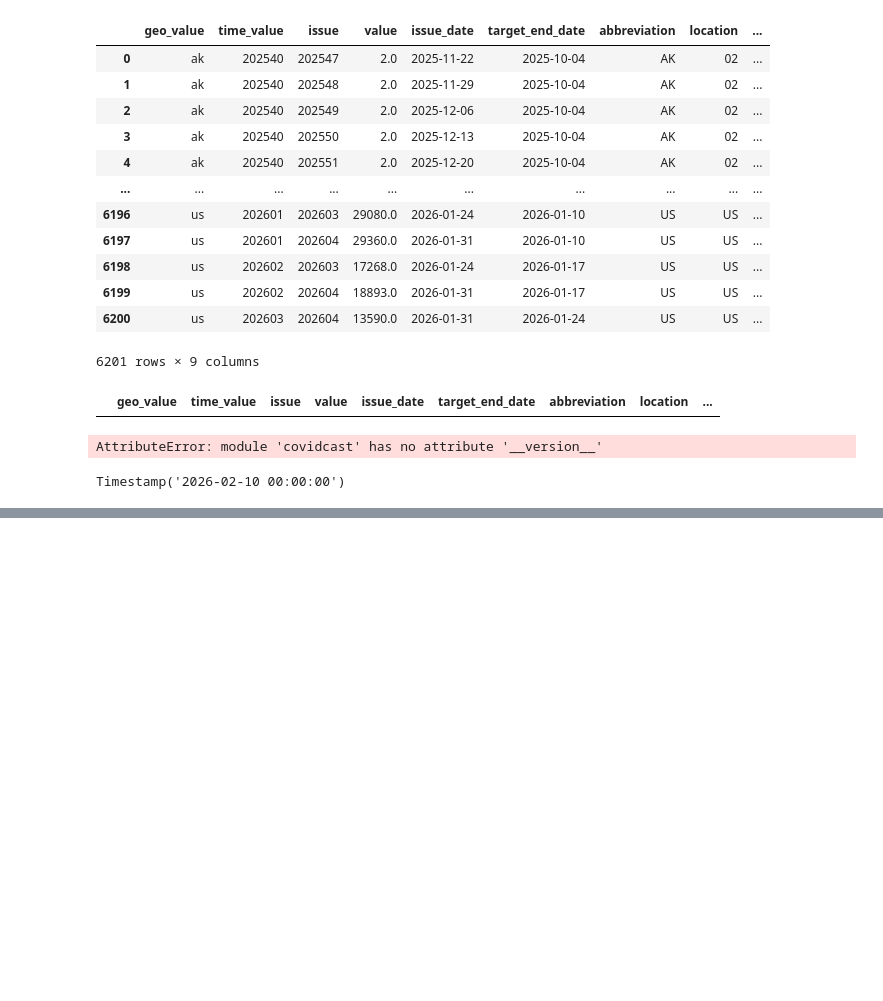
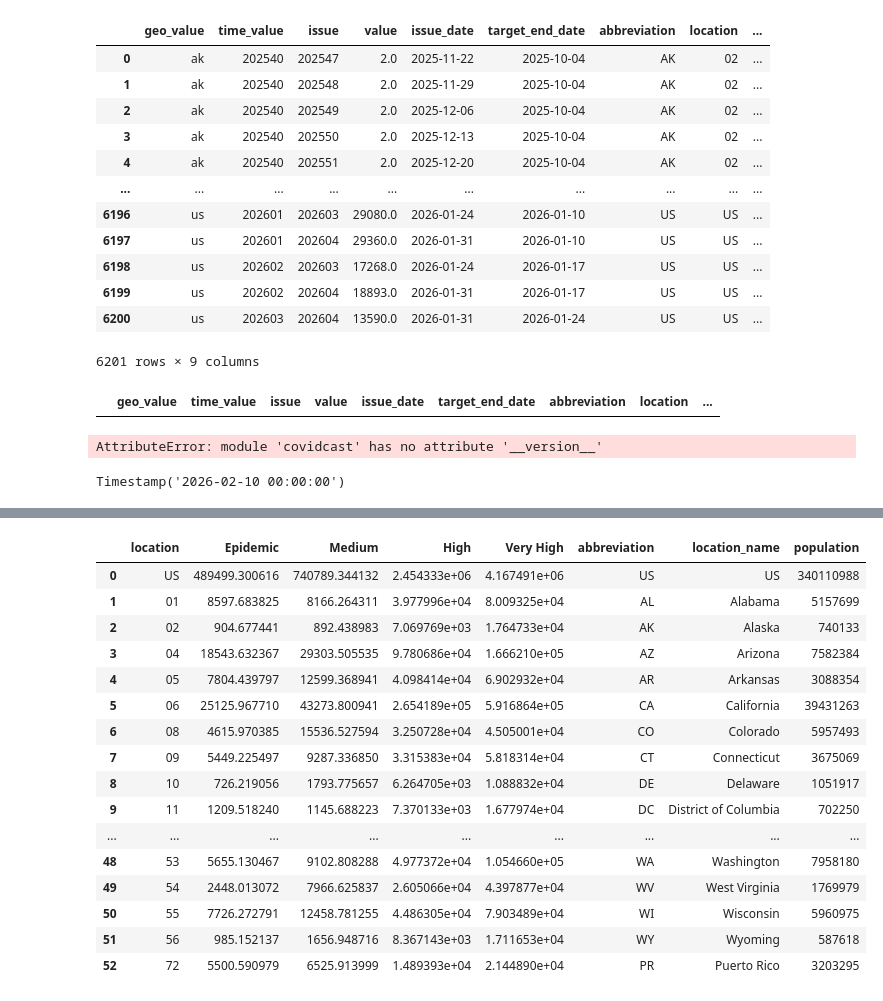
Before and after one commit to jessica-davis/epistorm-ensemble, a Jupyter notebook: debugging.ipynb, the cells around one changed output, grey strips where cells are left out. Cells and saved outputs as stored; diff of their text form; code cells hidden in the pictures; blank space fills up the shorter version.

Commit message:
add activity thresholds

```diff
--- a/debugging.ipynb
+++ b/debugging.ipynb
@@ -113,0 +130,30 @@ except:
+# %%
+df = pd.read_csv('./data/thresholds_2425.csv').rename(columns={'Location':'location'})
+locations = pd.read_csv('./locations.csv')[['abbreviation','location','location_name','population']]
+
+df = df.merge(locations)
+
+df['Epidemic'] = (df['Epidemic']/1000) * df['population']
+df['Medium'] = (df['Medium']/1000) * df['population']
+df['High'] = (df['High']/1000) * df['population']
+df['Very High'] = (df['Very High']/1000) * df['population']
+# %%
+df
+# %% [output]
+|  | location | Epidemic | Medium | High | Very High | abbreviation | location_name | population |
+| 0 | US | 489499.300616 | 740789.344132 | 2.454333e+06 | 4.167491e+06 | US | US | 340110988 |
+| 1 | 01 | 8597.683825 | 8166.264311 | 3.977996e+04 | 8.009325e+04 | AL | Alabama | 5157699 |
+| 2 | 02 | 904.677441 | 892.438983 | 7.069769e+03 | 1.764733e+04 | AK | Alaska | 740133 |
+| 3 | 04 | 18543.632367 | 29303.505535 | 9.780686e+04 | 1.666210e+05 | AZ | Arizona | 7582384 |
+| 4 | 05 | 7804.439797 | 12599.368941 | 4.098414e+04 | 6.902932e+04 | AR | Arkansas | 3088354 |
+| 5 | 06 | 25125.967710 | 43273.800941 | 2.654189e+05 | 5.916864e+05 | CA | California | 39431263 |
+| 6 | 08 | 4615.970385 | 15536.527594 | 3.250728e+04 | 4.505001e+04 | CO | Colorado | 5957493 |
+| 7 | 09 | 5449.225497 | 9287.336850 | 3.315383e+04 | 5.818314e+04 | CT | Connecticut | 3675069 |
+| 8 | 10 | 726.219056 | 1793.775657 | 6.264705e+03 | 1.088832e+04 | DE | Delaware | 1051917 |
+| 9 | 11 | 1209.518240 | 1145.688223 | 7.370133e+03 | 1.677974e+04 | DC | District of Columbia | 702250 |
+| ... | ... | ... | ... | ... | ... | ... | ... | ... |
+| 48 | 53 | 5655.130467 | 9102.808288 | 4.977372e+04 | 1.054660e+05 | WA | Washington | 7958180 |
+| 49 | 54 | 2448.013072 | 7966.625837 | 2.605066e+04 | 4.397877e+04 | WV | West Virginia | 1769979 |
+| 50 | 55 | 7726.272791 | 12458.781255 | 4.486305e+04 | 7.903489e+04 | WI | Wisconsin | 5960975 |
+| 51 | 56 | 985.152137 | 1656.948716 | 8.367143e+03 | 1.711653e+04 | WY | Wyoming | 587618 |
+| 52 | 72 | 5500.590979 | 6525.913999 | 1.489393e+04 | 2.144890e+04 | PR | Puerto Rico | 3203295 |
```
Also changed, not shown: parts of 2 cells of this notebook, 3 other files.
